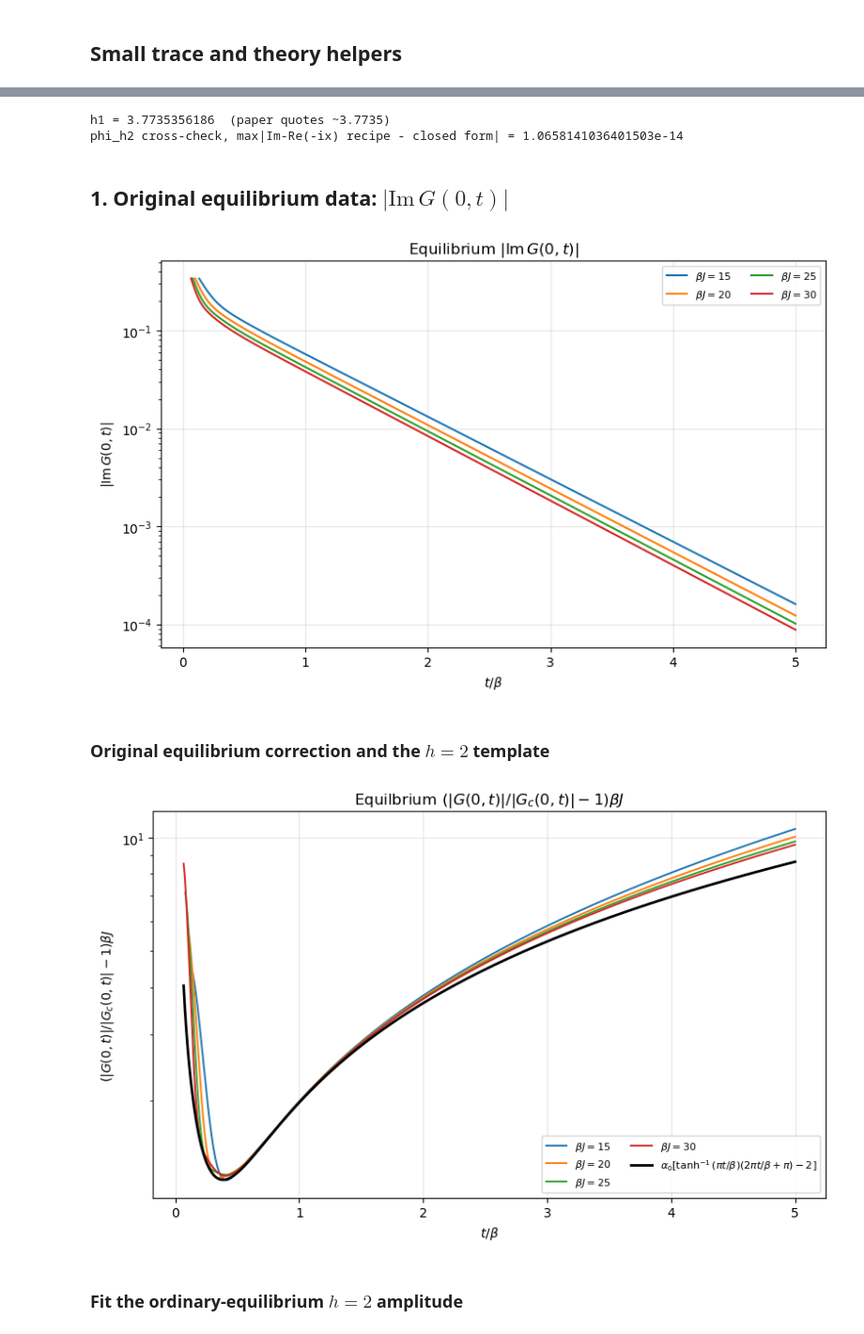
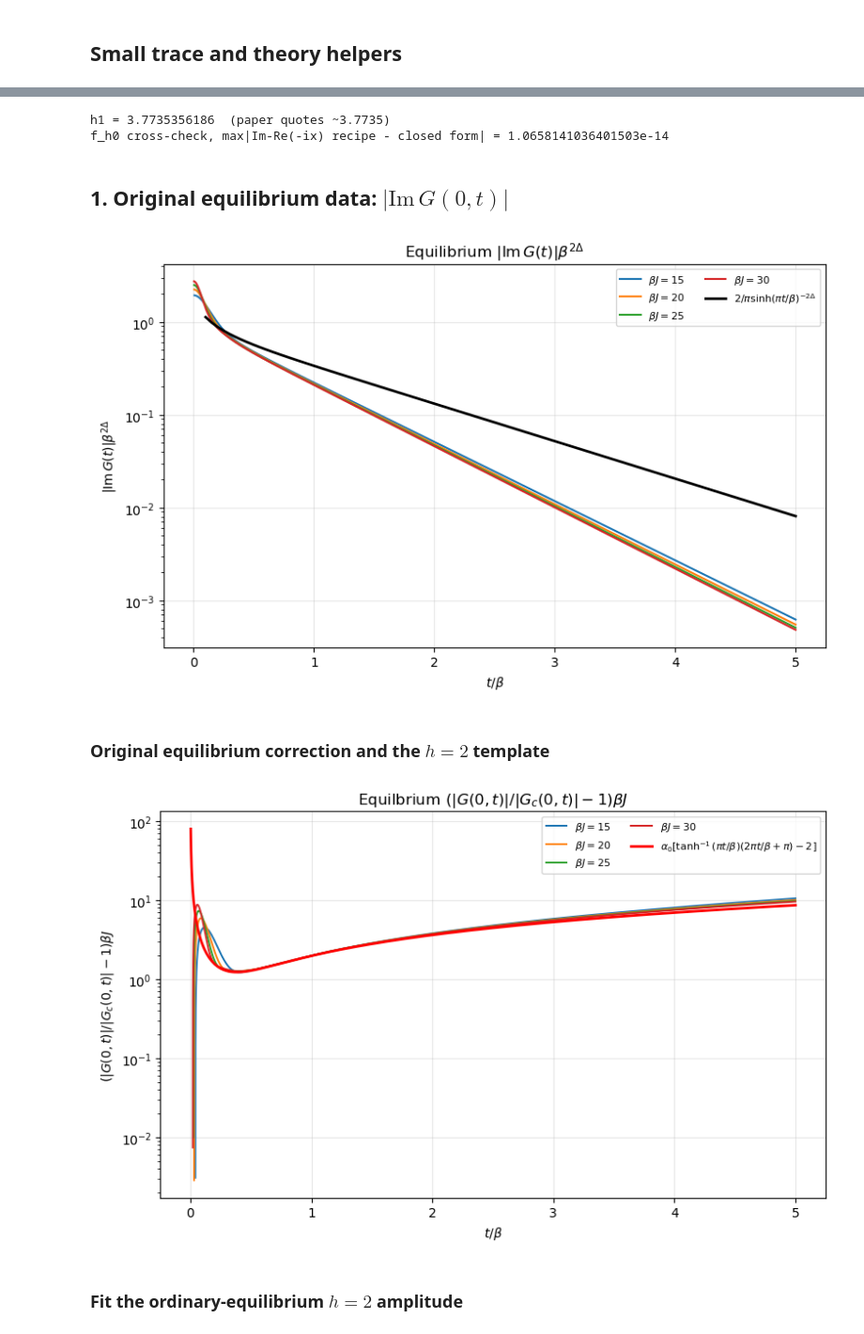
Before and after one commit to meabhallen/sykquench, a Jupyter notebook: syk_realtime_kernel.ipynb, the cells around one changed output, grey strips where cells are left out. Shown at 94% size. Cells and saved outputs as stored; diff of their text form; code cells hidden in the pictures.

```diff
--- a/syk_realtime_kernel.ipynb
+++ b/syk_realtime_kernel.ipynb
@@ -147,8 +156,7 @@ Engineered-kernel files: 534
 ## Keep the best numerical resolution for each physical parameter set
 # %%
 # Ranking requested here:
-#     smallest dt, then largest Nw, then largest omega_max.
-# tol is only a final tie-breaker.
+#     smallest tol, smallest dt, then largest Nw, then largest omega_max.
 
 eq_keys = ["J2", "J4", "beta", "mu"]
 kernel_keys = [
@@ -159,8 +167,8 @@ kernel_keys = [
 df_eq_best = (
     df_eq_all
     .sort_values(
-        eq_keys + ["dt", "Nw", "omega_max", "tol"],
-        ascending=[True] * len(eq_keys) + [True, False, False, True],
+        eq_keys + ["tol","dt", "Nw", "omega_max"],
+        ascending=[True] * len(eq_keys) + [True, True, False, False],
     )
     .drop_duplicates(eq_keys, keep="first")
     .reset_index(drop=True)
@@ -169,8 +177,8 @@ df_eq_best = (
 df_kernel_best = (
     df_kernel_all
     .sort_values(
-        kernel_keys + ["dt", "Nw", "omega_max", "tol"],
-        ascending=[True] * len(kernel_keys) + [True, False, False, True],
+        kernel_keys + ["tol","dt", "Nw", "omega_max"],
+        ascending=[True] * len(kernel_keys) + [True, True, False, False],
     )
     .drop_duplicates(kernel_keys, keep="first")
     .reset_index(drop=True)
@@ -266,7 +274,7 @@ def Gc_complex(t, beta, J):
     )
 
 
-def phi_h2(x):
+def f_h0(x):
     # Here tanh^{-1} means coth = 1/tanh, matching the existing notebook.
     return (2 * np.pi * x + np.pi) / np.tanh(np.pi * x) - 2
 
@@ -321,7 +329,6 @@ doubly suppressed relative to the $h_1$ term kept here.
 # %%
 mp.mp.dps = 30
 _DELTA_CFT = mp.mpf(1) / 4
-
 
 def _k_of_h(h):
     return (
@@ -349,35 +356,54 @@ def _general_f_h_complex(u, h):
     return complex(value)
 
 
-_phi_x_grid = np.linspace(0.02, 8.0, 800)
-_phi_h1_table = np.array(
-    [_general_f_h_complex(-1j * xx, H1) for xx in _phi_x_grid]
+_f_x_grid = np.linspace(0.02, 8.0, 800)
+_f_h1_table = np.array(
+    [_general_f_h_complex(-1j * xx, H1) for xx in _f_x_grid]
 )
-_phi_h1_table = _phi_h1_table.imag - _phi_h1_table.real
+_f_h1_table = _f_h1_table.imag - _f_h1_table.real
 
 
-def phi_h1(x):
-    return np.interp(np.asarray(x, dtype=float), _phi_x_grid, _phi_h1_table)
+def f_h1(x):
+    return np.interp(np.asarray(x, dtype=float), _f_x_grid, _f_h1_table)
 
 
-def phi_h1_scaled(x, betaJ):
-    return phi_h1(x) / betaJ ** (H1 - 2.0)
+def f_h1_scaled(x, betaJ):
+    return f_h1(x) / betaJ ** (H1 - 2.0)
 
+def f_00(x):
+    # Analytic continuation (u -> -ix, same Im-Re recipe as f_h0/f_h1 above) of
+    # the fitted Euclidean f00(tau+it) ~= A + B*cot^2(pi (tau+it)) + C*(1-2|tau+it|)^2 approximation
+    # (A=4.937, B=9.076, C=2.322). Every term needs the substitution applied
+    # consistently -- (1-2u)^2 -> (1+2ix)^2 -> contributes 4Cx^2+4Cx once Im-Re'd,
+    # not (1-2x)^2 evaluated at real x.
+    x = np.asarray(x, dtype=float)
+    A, B, C = 4.937, 9.076, 2.322
+    coth = 1.0 / np.tanh(np.pi * x)
+    return B * coth**2 + 4 * C * x**2 - 4 * C * x - (A + C)
+
+def f_00_v2(x):
+    # Same Im-Re(-ix) continuation as f_00, but using A,B,C refit directly against
+    # f00_apparent(u; betaJ=30), u>=0.15 (0.72% RMS) instead of the converged large-betaJ
+    # f00(u) table -- A=5.4944, B=9.6247, C=6.6013.
+    x = np.asarray(x, dtype=float)
+    A2, B2, C2 = 5.4944, 9.6247, 6.6013
+    coth = 1.0 / np.tanh(np.pi * x)
+    return B2 * coth**2 + 4 * C2 * x**2 - 4 * C2 * x - (A2 + C2)
 
 # Sanity check of Im-Re(-ix) against closed form (h=2 exactly)
 _xcheck = np.linspace(0.1, 4.0, 25)
 _ucheck = -1j * _xcheck
 _f0check = 2 + np.pi * (1 - 2 * _ucheck) / np.tan(np.pi * _ucheck)
-_phi2check = _f0check.imag - _f0check.real
+_f0check = _f0check.imag - _f0check.real
 
 print(f"h1 = {H1:.10f}  (paper quotes ~3.7735)")
 print(
-    "phi_h2 cross-check, max|Im-Re(-ix) recipe - closed form| =",
-    np.max(np.abs(_phi2check - phi_h2(_xcheck))),
+    "f_h0 cross-check, max|Im-Re(-ix) recipe - closed form| =",
+    np.max(np.abs(_f0check - f_h0(_xcheck))),
 )
 # %% [output]
 h1 = 3.7735356186  (paper quotes ~3.7735)
-phi_h2 cross-check, max|Im-Re(-ix) recipe - closed form| = 1.0658141036401503e-14
+f_h0 cross-check, max|Im-Re(-ix) recipe - closed form| = 1.0658141036401503e-14
 # %% [markdown]
 ## 1. Original equilibrium data: $|\mathrm{Im}\,G(0,t)|$
 # %%
@@ -397,21 +423,29 @@ for _, row in df_eq_plot.sort_values("beta").iterrows():
 
     ax.plot(
         t[keep] / beta,
-        np.abs(np.imag(G[keep])),
+        np.abs(np.imag(G[keep]))*beta**0.5,
         lw=1.5,
         label=rf"$\beta J={beta * row['J4']:g}$",
     )
 
+ax.plot(
+    np.linspace(0.1,5,100),
+    2/np.pi*(np.sinh(np.pi*np.linspace(0.1,3,100)))**(-1/2),
+    color="black",
+    lw=2,
+    label=(r"$2/\pi \sinh(\pi t/\beta)^{-2\Delta}$"),
+)
+
 ax.set_xlabel(r"$t/\beta$")
-ax.set_ylabel(r"$|\operatorname{Im}G(0,t)|$")
-ax.set_title(r"Equilibrium $|\operatorname{Im}G(0,t)|$")
+ax.set_ylabel(r"$|\operatorname{Im}G(t)|\beta^{2\Delta}$")
+ax.set_title(r"Equilibrium $|\operatorname{Im}G(t)|\beta^{2\Delta}$")
 ax.grid(alpha=0.3)
 ax.set_yscale('log')
 ax.legend(fontsize=8, ncol=2)
 fig.tight_layout()
 plt.show()
 # %% [output]
-[figure, old version]
+[figure, new version]
 # %% [markdown]
 ### Original equilibrium correction and the $h=2$ template
 # %%
@@ -441,36 +475,36 @@ for _, row in df_eq_plot.sort_values("beta").iterrows():
         correction[keep],
         lw=1.4,
         label=rf"$\beta J={beta * J:g}$",
     )
 
 x_theory = np.logspace(
     np.log10(x_theory_min),
     np.log10(x_plot_max),
     500,
 )
 
 ax.plot(
     x_theory,
-    alpha0_original * phi_h2(x_theory),
-    color="black",
+    alpha0_original * f_h0(x_theory),
+    color="red",
     lw=2,
     label=(
         r"$\alpha_0[\tanh^{-1}(\pi t/\beta)"
         r"(2\pi t/\beta+\pi)-2]$"
     ),
 )
 
 #ax.set_xscale("log")
 ax.set_yscale("log")
 ax.set_xlabel(r"$t/\beta$")
 ax.set_ylabel(r"$(|G(0,t)|/|G_c(0,t)|-1)\beta J$")
 ax.set_title(r"Equilbrium $(|G(0,t)|/|G_c(0,t)|-1)\beta J$")
 ax.grid(alpha=0.3)
 ax.legend(fontsize=8, ncol=2)
 fig.tight_layout()
 plt.show()
 # %% [output]
-[figure, old version]
+[figure, new version]
 # %% [markdown]
 ### Fit the ordinary-equilibrium $h=2$ amplitude
 # %%
```
Also changed, not shown: parts of 33 cells of this notebook.
